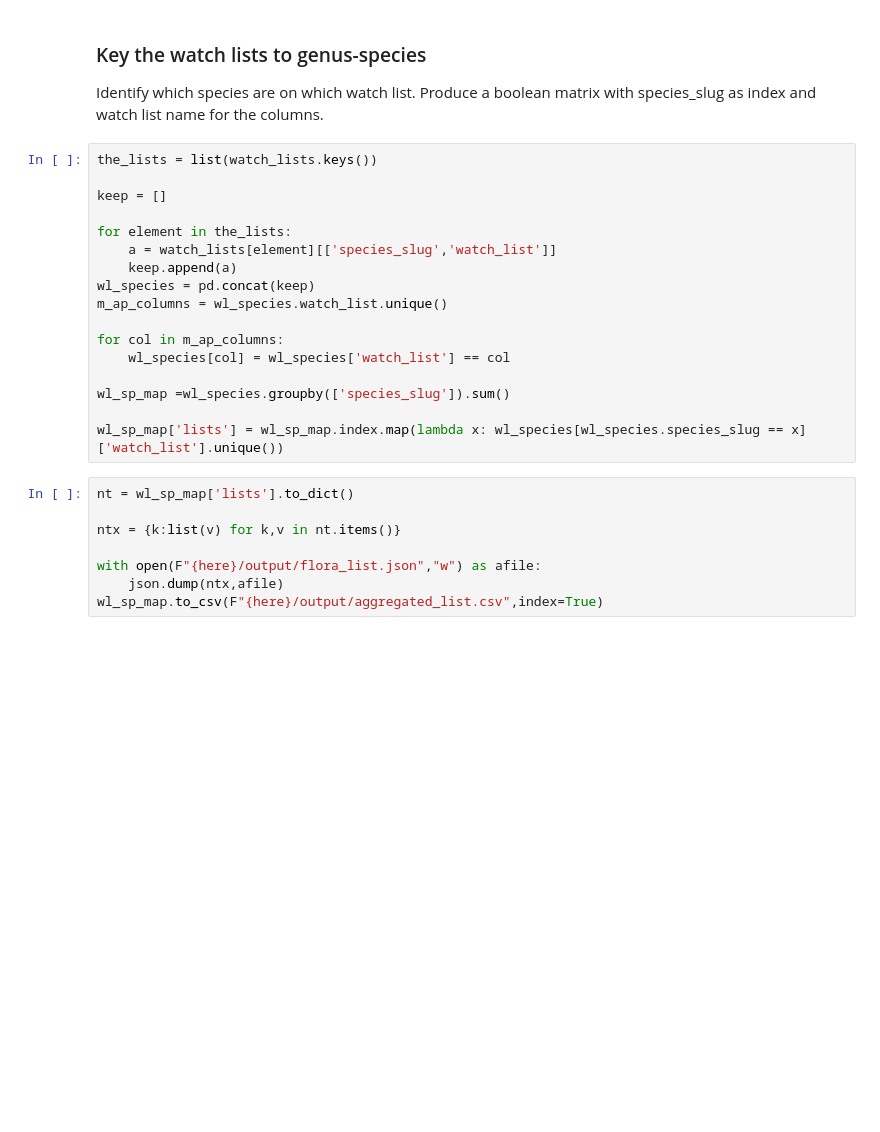
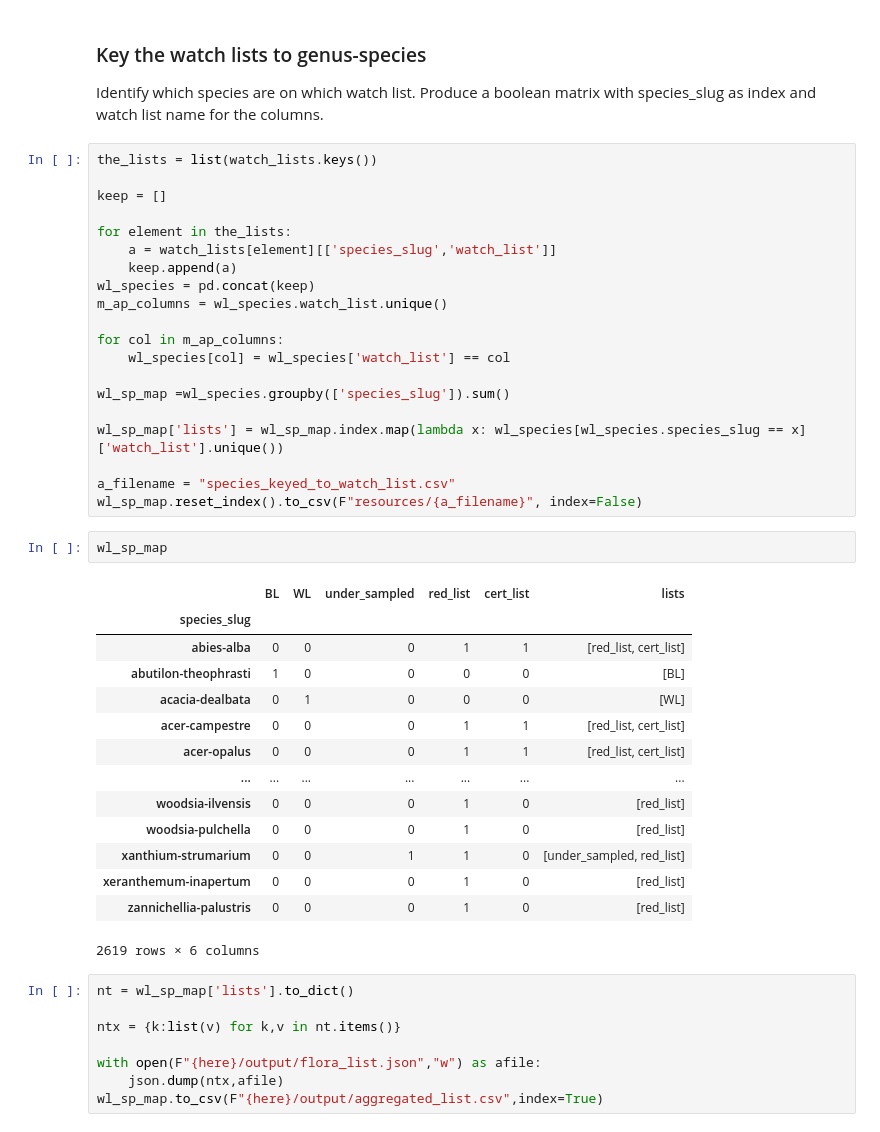
Before and after one commit to thorerismann/hdbot, a Jupyter notebook: preprocess.ipynb, the cells around one changed output. Saved outputs shown, nothing was run; the diff lists cells and outputs as text; blank space fills up the shorter version.

```diff
--- a/preprocess.ipynb
+++ b/preprocess.ipynb
@@ -497,6 +522,26 @@ for col in m_ap_columns:
 wl_sp_map =wl_species.groupby(['species_slug']).sum()
 
 wl_sp_map['lists'] = wl_sp_map.index.map(lambda x: wl_species[wl_species.species_slug == x]['watch_list'].unique())
+
+a_filename = "species_keyed_to_watch_list.csv"
+wl_sp_map.reset_index().to_csv(F"resources/{a_filename}", index=False)
+# %%
+wl_sp_map
+# %% [output]
+|  | BL | WL | under_sampled | red_list | cert_list | lists |
+| species_slug |  |  |  |  |  |  |
+| abies-alba | 0 | 0 | 0 | 1 | 1 | [red_list, cert_list] |
+| abutilon-theophrasti | 1 | 0 | 0 | 0 | 0 | [BL] |
+| acacia-dealbata | 0 | 1 | 0 | 0 | 0 | [WL] |
+| acer-campestre | 0 | 0 | 0 | 1 | 1 | [red_list, cert_list] |
+| acer-opalus | 0 | 0 | 0 | 1 | 1 | [red_list, cert_list] |
+| ... | ... | ... | ... | ... | ... | ... |
+| woodsia-ilvensis | 0 | 0 | 0 | 1 | 0 | [red_list] |
+| woodsia-pulchella | 0 | 0 | 0 | 1 | 0 | [red_list] |
+| xanthium-strumarium | 0 | 0 | 1 | 1 | 0 | [under_sampled, red_list] |
+| xeranthemum-inapertum | 0 | 0 | 0 | 1 | 0 | [red_list] |
+| zannichellia-palustris | 0 | 0 | 0 | 1 | 0 | [red_list] |
+2619 rows × 6 columns
 # %%
 nt = wl_sp_map['lists'].to_dict()
 
```
Also changed, not shown: parts of 6 cells of this notebook, 7 other files.
